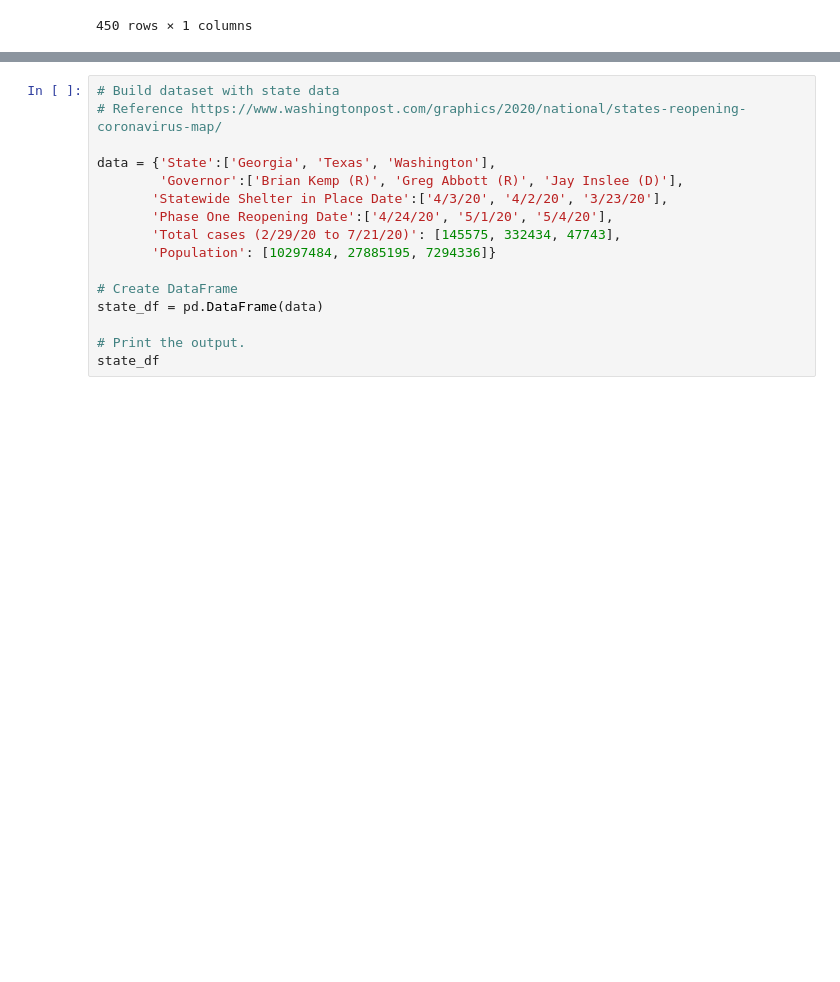
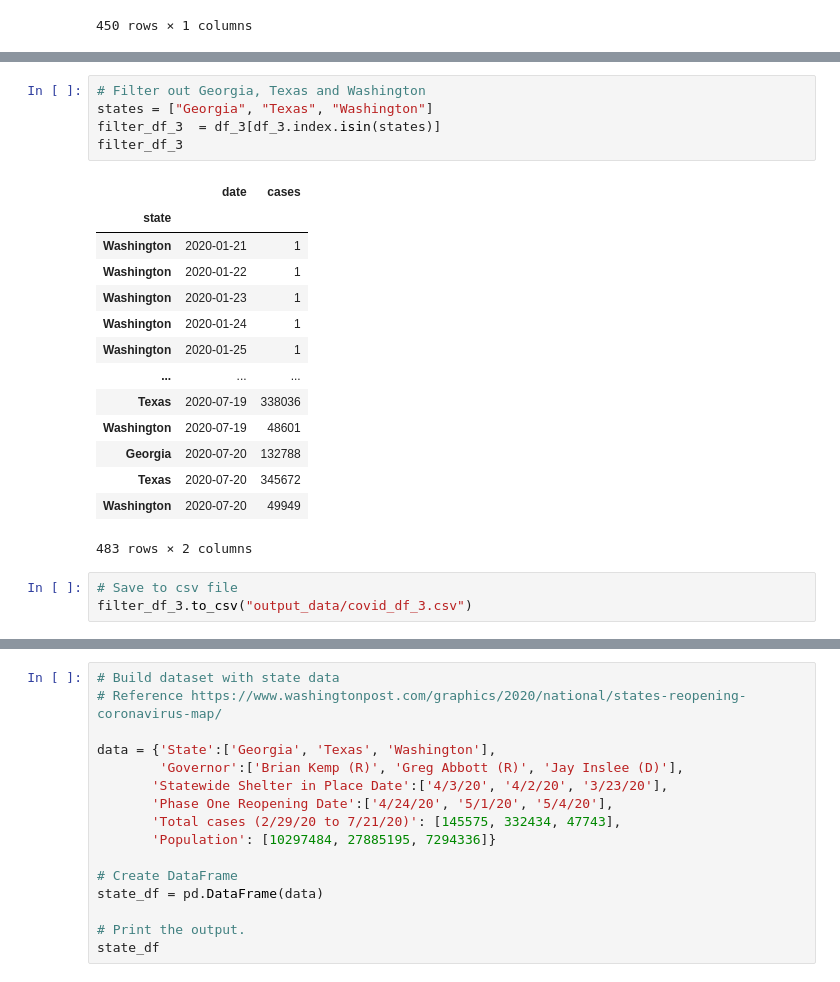
Before and after one commit to Emily-Keymon/Group-Project, a Jupyter notebook: Covid-19 Data Exploration and Cleanup.ipynb, the cells around one changed output, grey strips where cells are left out. Drawn from its saved outputs; the diff is of its cells as text; blank space fills up the shorter version.

```diff
--- a/Covid-19 Data Exploration and Cleanup.ipynb
+++ b/Covid-19 Data Exploration and Cleanup.ipynb
@@ -155,0 +265,23 @@ covid_df_3
+# %%
+# Filter out Georgia, Texas and Washington
+states = ["Georgia", "Texas", "Washington"]
+filter_df_3  = df_3[df_3.index.isin(states)]
+filter_df_3
+# %% [output]
+|  | date | cases |
+| state |  |  |
+| Washington | 2020-01-21 | 1 |
+| Washington | 2020-01-22 | 1 |
+| Washington | 2020-01-23 | 1 |
+| Washington | 2020-01-24 | 1 |
+| Washington | 2020-01-25 | 1 |
+| ... | ... | ... |
+| Texas | 2020-07-19 | 338036 |
+| Washington | 2020-07-19 | 48601 |
+| Georgia | 2020-07-20 | 132788 |
+| Texas | 2020-07-20 | 345672 |
+| Washington | 2020-07-20 | 49949 |
+483 rows × 2 columns
+# %%
+# Save to csv file
+filter_df_3.to_csv("output_data/covid_df_3.csv")
```
Also changed, not shown: parts of 10 cells of this notebook, 2 other files.
